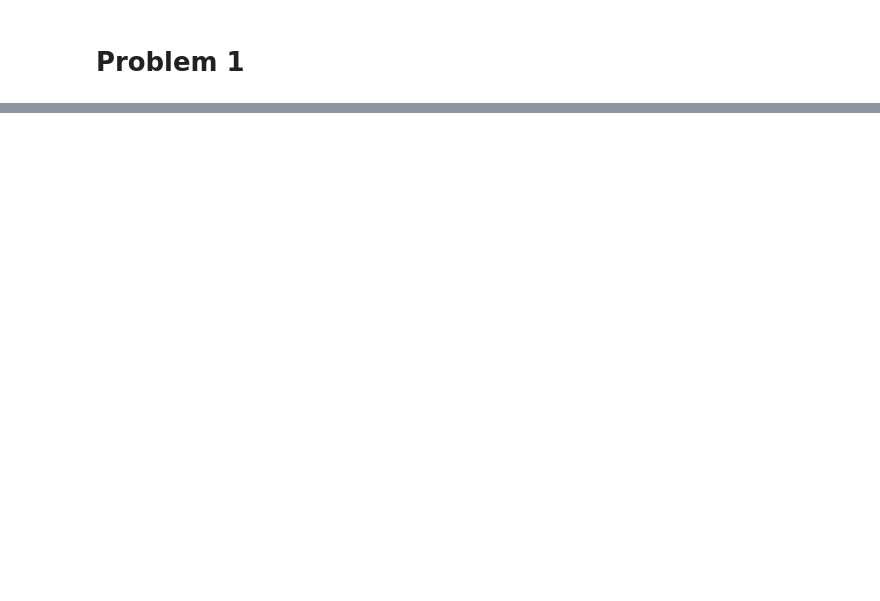
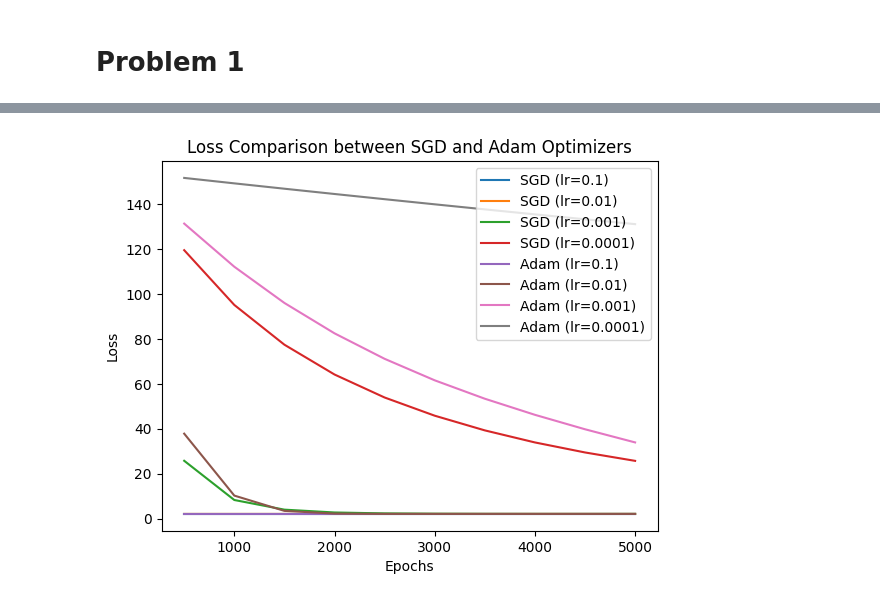
Before and after one commit to Swayyum/Intro-to-ML, a Jupyter notebook: HW5.ipynb, the cells around one changed output, grey strips where cells are left out. Saved outputs shown, nothing was run; the diff lists cells and outputs as text; code cells hidden in the pictures; blank space fills up the shorter version.

```diff
--- a/HW5.ipynb
+++ b/HW5.ipynb
@@ -92,0 +44,22 @@ Epoch 5000, Loss 25.704414
+# %%
+# Training Configurations
+n_epochs = 5000
+learning_rates = [0.1, 0.01, 0.001, 0.0001]
+optimizers = [optim.SGD, optim.Adam]
+loss_histories = {'SGD': [], 'Adam': []}
+
+# Training Loop
+for optimizer_func in optimizers:
+    print(f"\nTraining with {optimizer_func.__name__} optimizer")
+    for lr in learning_rates:
+        print(f'\nTraining with learning rate: {lr}')
+        trained_params, loss_history = train_model(
+            n_epochs=n_epochs,
+            learning_rate=lr,
+            params=[torch.tensor([1.0], requires_grad=True), torch.tensor([1.0], requires_grad=True), torch.tensor([0.0], requires_grad=True)],
+            model_func=nonlinear_model,
+            optimizer_func=optimizer_func,
+            t_u=t_un,
+            t_c=t_c
+        )
+        loss_histories[optimizer_func.__name__].append(loss_history)
@@ -93 +84,16 @@ Epoch 5000, Loss 25.704414
+# %%
+for optimizer_name, histories in loss_histories.items():
+    for lr, history in zip(learning_rates, histories):
+        if history:  # Check if history is not empty
+            epochs = range(500, 500 * len(history) + 1, 500)
+            plt.plot(epochs, history, label=f'{optimizer_name} (lr={lr})')
+        else:
+            print(f"No loss history for {optimizer_name} with learning rate {lr}")
+plt.xlabel('Epochs')
+plt.ylabel('Loss')
+plt.title('Loss Comparison between SGD and Adam Optimizers')
+plt.legend()
+plt.show()
+# %% [output]
+[figure, added]
 # %%
```
Also changed, not shown: parts of 10 cells of this notebook.
